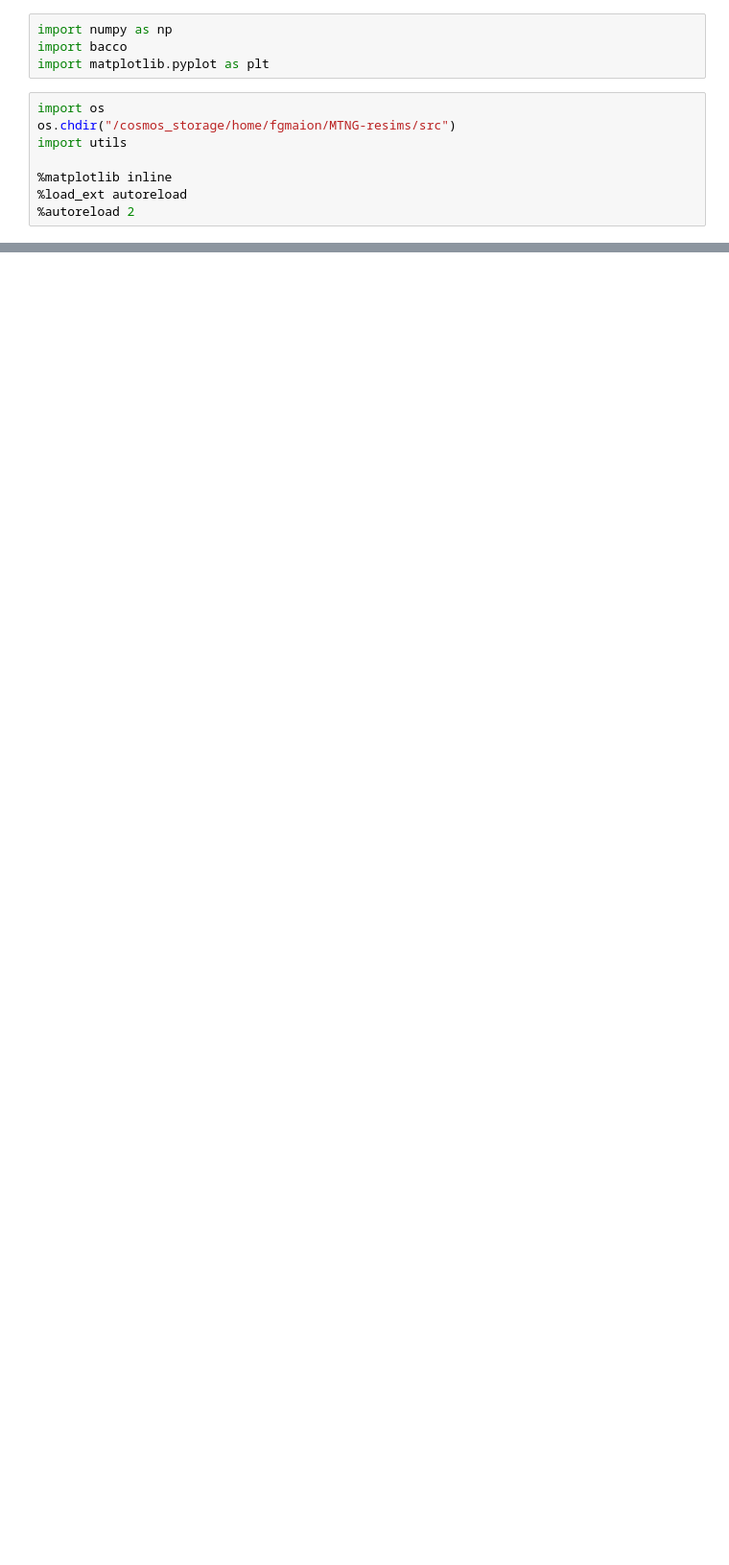
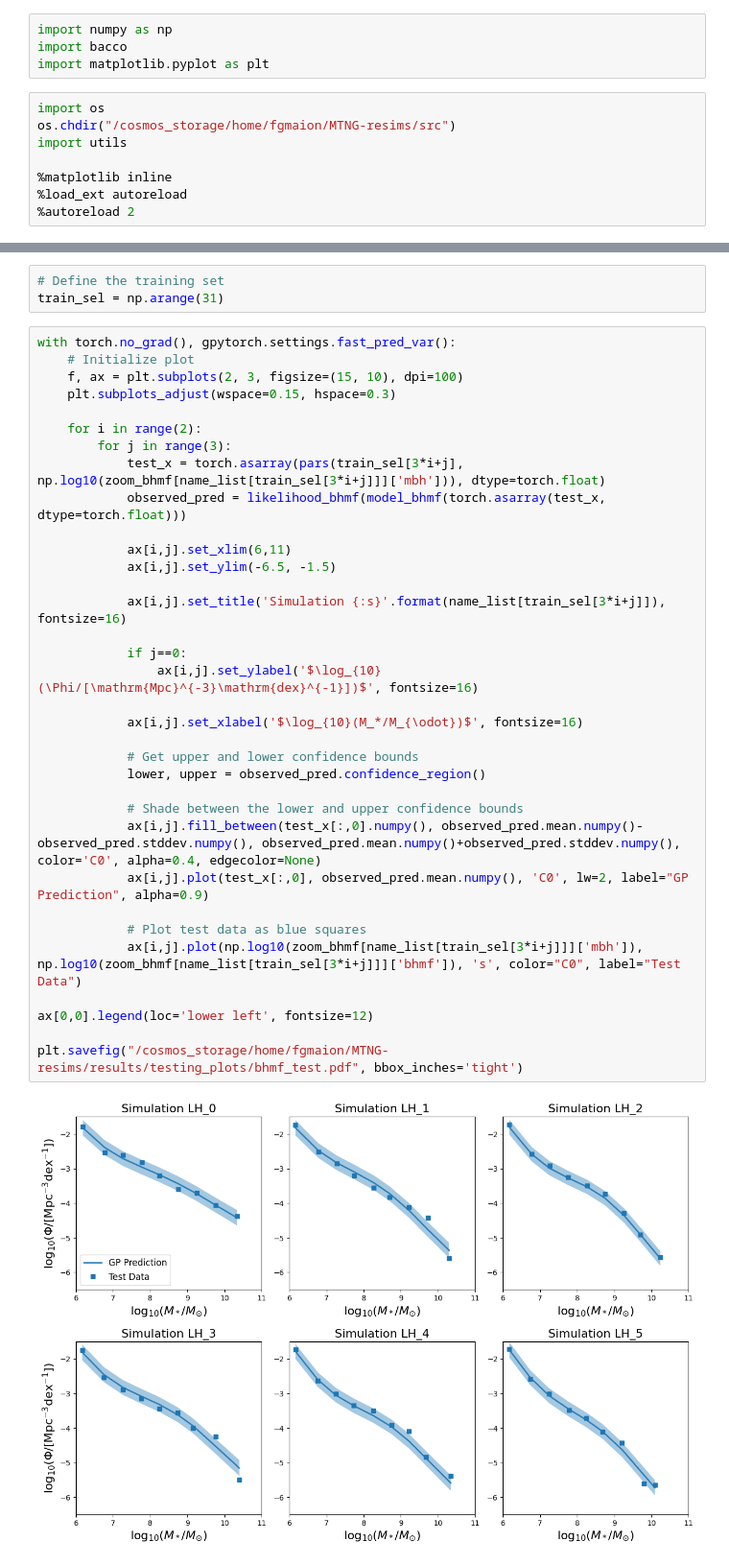
Before and after one commit to fgmaion/MTNG-resims, a Jupyter notebook: Notebooks/1pt_functions/bhmf.ipynb, the cells around one changed output, grey strips where cells are left out. Shown at 96% size. Saved outputs shown, nothing was run; the diff lists cells and outputs as text; blank space fills up the shorter version.

Commit message:
Many scripts to compute some new 1-pt functions from our simulations

```diff
--- a/Notebooks/1pt_functions/bhmf.ipynb
+++ b/Notebooks/1pt_functions/bhmf.ipynb
@@ -139,0 +222,39 @@ ax.legend()
+# %%
+# Define the training set
+train_sel = np.arange(31)
+# %%
+with torch.no_grad(), gpytorch.settings.fast_pred_var():
+    # Initialize plot
+    f, ax = plt.subplots(2, 3, figsize=(15, 10), dpi=100)
+    plt.subplots_adjust(wspace=0.15, hspace=0.3)
+
+    for i in range(2):
+        for j in range(3):
+            test_x = torch.asarray(pars(train_sel[3*i+j], np.log10(zoom_bhmf[name_list[train_sel[3*i+j]]]['mbh'])), dtype=torch.float)
+            observed_pred = likelihood_bhmf(model_bhmf(torch.asarray(test_x, dtype=torch.float)))
+
+            ax[i,j].set_xlim(6,11)
+            ax[i,j].set_ylim(-6.5, -1.5)
+
+            ax[i,j].set_title('Simulation {:s}'.format(name_list[train_sel[3*i+j]]), fontsize=16)
+
+            if j==0:
+                ax[i,j].set_ylabel('$\log_{10}(\Phi/[\mathrm{Mpc}^{-3}\mathrm{dex}^{-1}])$', fontsize=16)
+
+            ax[i,j].set_xlabel('$\log_{10}(M_*/M_{\odot})$', fontsize=16)
+
+            # Get upper and lower confidence bounds
+            lower, upper = observed_pred.confidence_region()
+
+            # Shade between the lower and upper confidence bounds
+            ax[i,j].fill_between(test_x[:,0].numpy(), observed_pred.mean.numpy()-observed_pred.stddev.numpy(), observed_pred.mean.numpy()+observed_pred.stddev.numpy(), color='C0', alpha=0.4, edgecolor=None)
+            ax[i,j].plot(test_x[:,0], observed_pred.mean.numpy(), 'C0', lw=2, label="GP Prediction", alpha=0.9)
+
+            # Plot test data as blue squares
+            ax[i,j].plot(np.log10(zoom_bhmf[name_list[train_sel[3*i+j]]]['mbh']), np.log10(zoom_bhmf[name_list[train_sel[3*i+j]]]['bhmf']), 's', color="C0", label="Test Data")
+
+ax[0,0].legend(loc='lower left', fontsize=12)
+
+plt.savefig("/cosmos_storage/home/fgmaion/MTNG-resims/results/testing_plots/bhmf_test.pdf", bbox_inches='tight')
+# %% [output]
+[figure, added]
```
Also changed, not shown: parts of 10 cells of this notebook, 5 other files.
